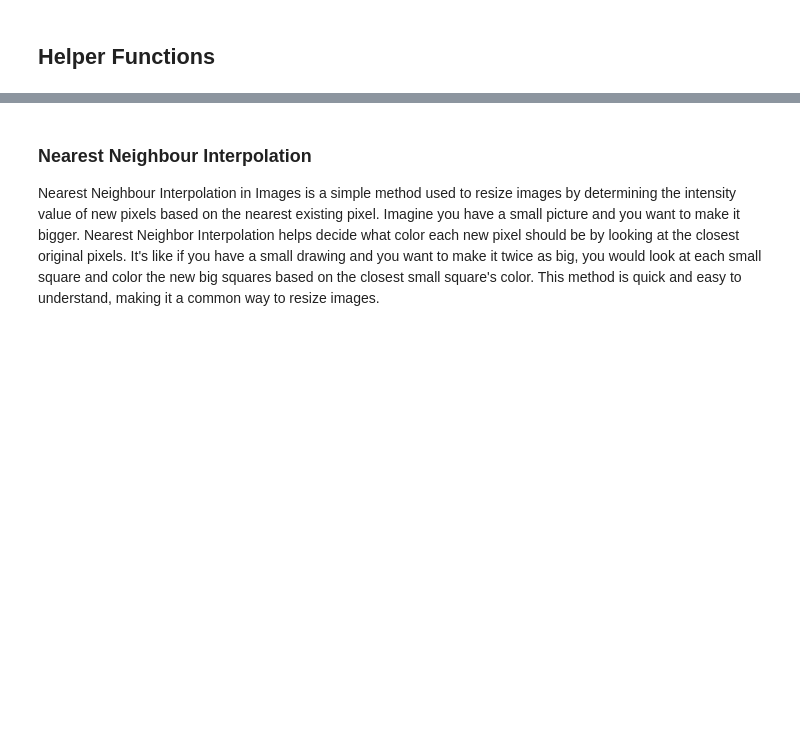
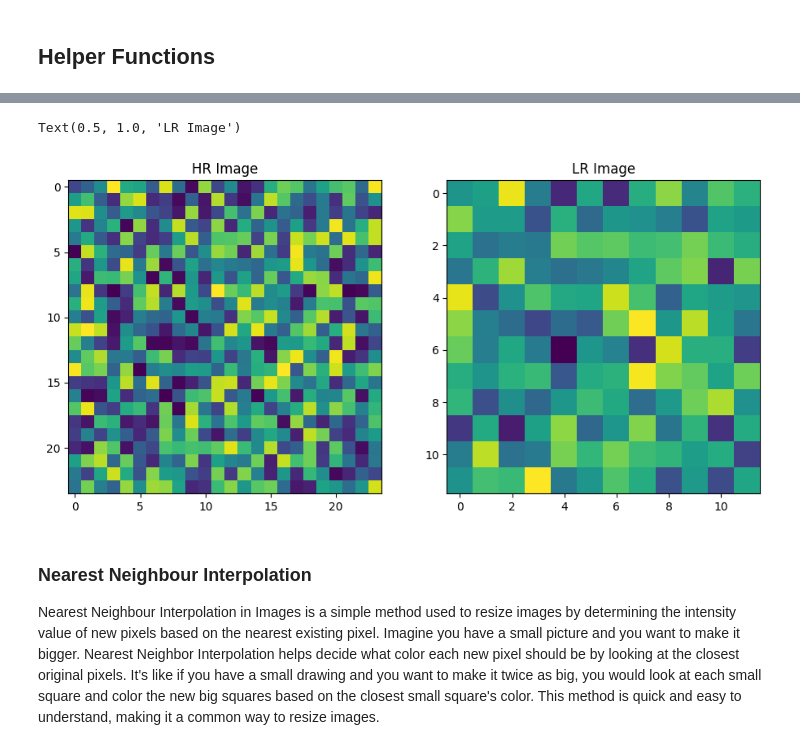
Before and after one commit to Mcube728/Remote-Sensing-Super-Resolution, a Jupyter notebook: RemoteSensingESRGAN.ipynb, the cells around one changed output, grey strips where cells are left out. Cells and saved outputs as stored; diff of their text form; code cells hidden in the pictures; blank space fills up the shorter version.

```diff
--- a/RemoteSensingESRGAN.ipynb
+++ b/RemoteSensingESRGAN.ipynb
@@ -147,6 +149,17 @@ def getGPU_details(device):
 # %% [markdown]
 ## Conventional Methods
 ![](upsampling_methods.png)
+# %%
+img_hr = np.random.random((24,24))
+img_lr = ScaleImageByRatio(img_hr, 0.5)
+fig, ax = plt.subplots(nrows=1, ncols=2, figsize=(11,5))
+ax[0].imshow(img_hr)
+ax[0].set_title('HR Image')
+ax[1].imshow(img_lr)
+ax[1].set_title('LR Image')
+# %% [output]
+Text(0.5, 1.0, 'LR Image')
+[figure, added]
 # %% [markdown]
 ### Nearest Neighbour Interpolation
 
```
Also changed, not shown: parts of 17 cells of this notebook, 1 other file.
